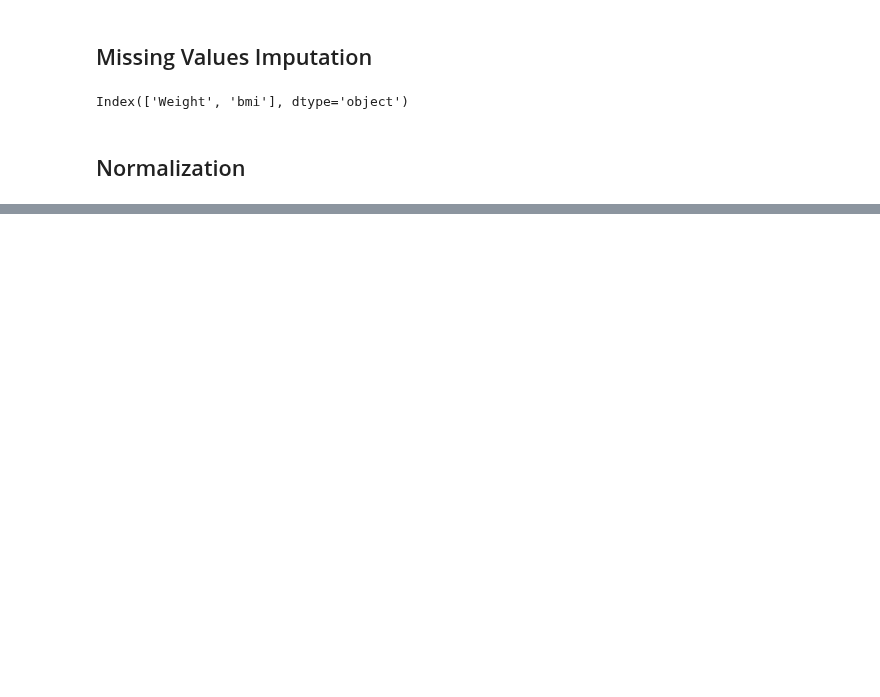
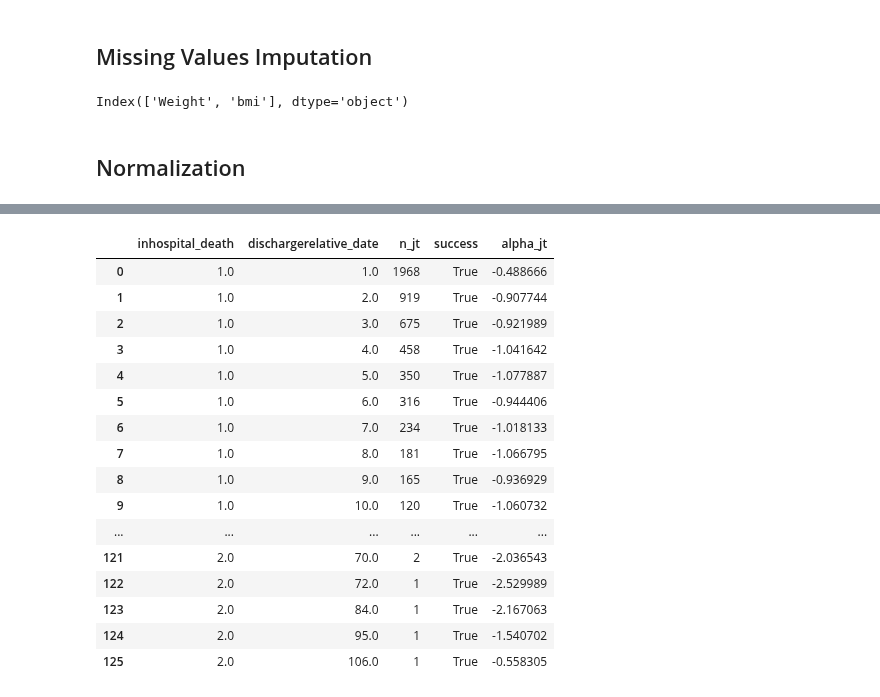
Before and after one commit to tomer1812/pydts, a Jupyter notebook: docs/SimulatedDataset.ipynb, the cells around one changed output, grey strips where cells are left out. Saved outputs shown, nothing was run; the diff lists cells and outputs as text; code cells hidden in the pictures; blank space fills up the shorter version.

```diff
--- a/docs/SimulatedDataset.ipynb
+++ b/docs/SimulatedDataset.ipynb
@@ -460,0 +260,20 @@ rf_res.oob_score_
+# %%
+alpha_df.drop(['opt_res'], axis=1)
+# %% [output]
+|  | inhospital_death | dischargerelative_date | n_jt | success | alpha_jt |
+| 0 | 1.0 | 1.0 | 1968 | True | -0.488666 |
+| 1 | 1.0 | 2.0 | 919 | True | -0.907744 |
+| 2 | 1.0 | 3.0 | 675 | True | -0.921989 |
+| 3 | 1.0 | 4.0 | 458 | True | -1.041642 |
+| 4 | 1.0 | 5.0 | 350 | True | -1.077887 |
+| 5 | 1.0 | 6.0 | 316 | True | -0.944406 |
+| 6 | 1.0 | 7.0 | 234 | True | -1.018133 |
+| 7 | 1.0 | 8.0 | 181 | True | -1.066795 |
+| 8 | 1.0 | 9.0 | 165 | True | -0.936929 |
+| 9 | 1.0 | 10.0 | 120 | True | -1.060732 |
+| ... | ... | ... | ... | ... | ... |
+| 121 | 2.0 | 70.0 | 2 | True | -2.036543 |
+| 122 | 2.0 | 72.0 | 1 | True | -2.529989 |
+| 123 | 2.0 | 84.0 | 1 | True | -2.167063 |
+| 124 | 2.0 | 95.0 | 1 | True | -1.540702 |
+| 125 | 2.0 | 106.0 | 1 | True | -0.558305 |
```
Also changed, not shown: parts of 49 cells of this notebook, 7 other files.
